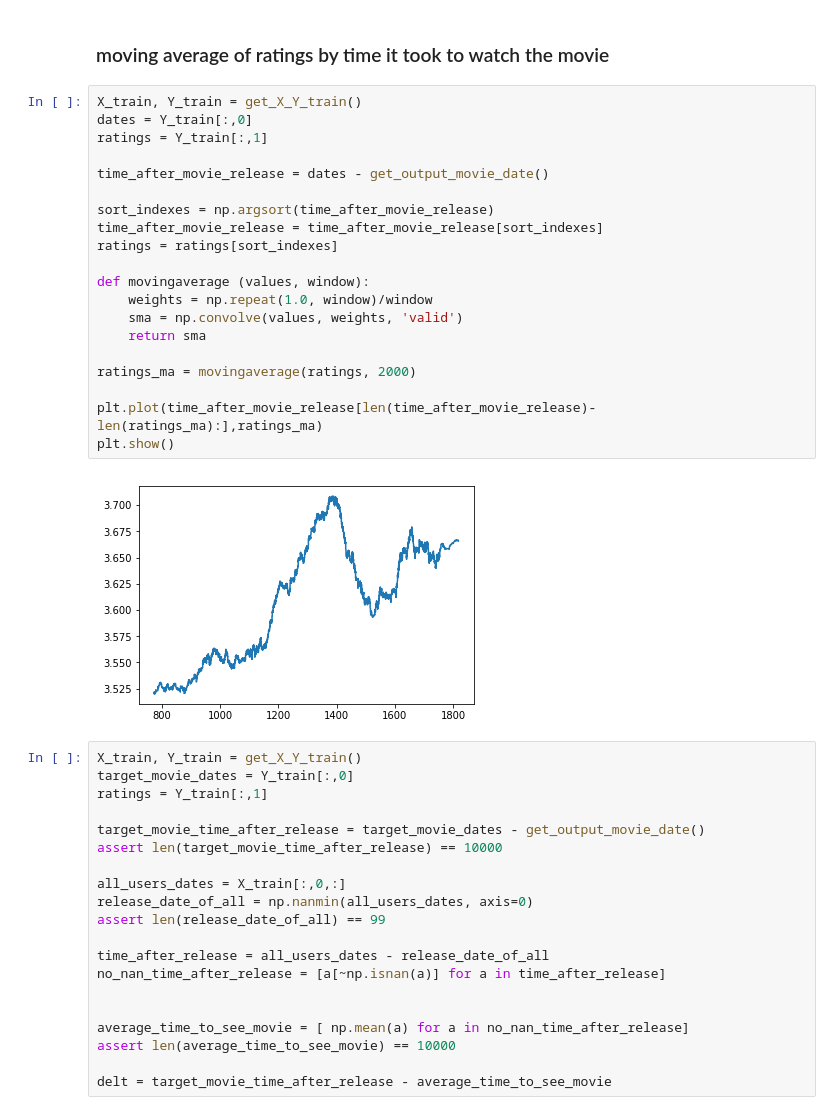
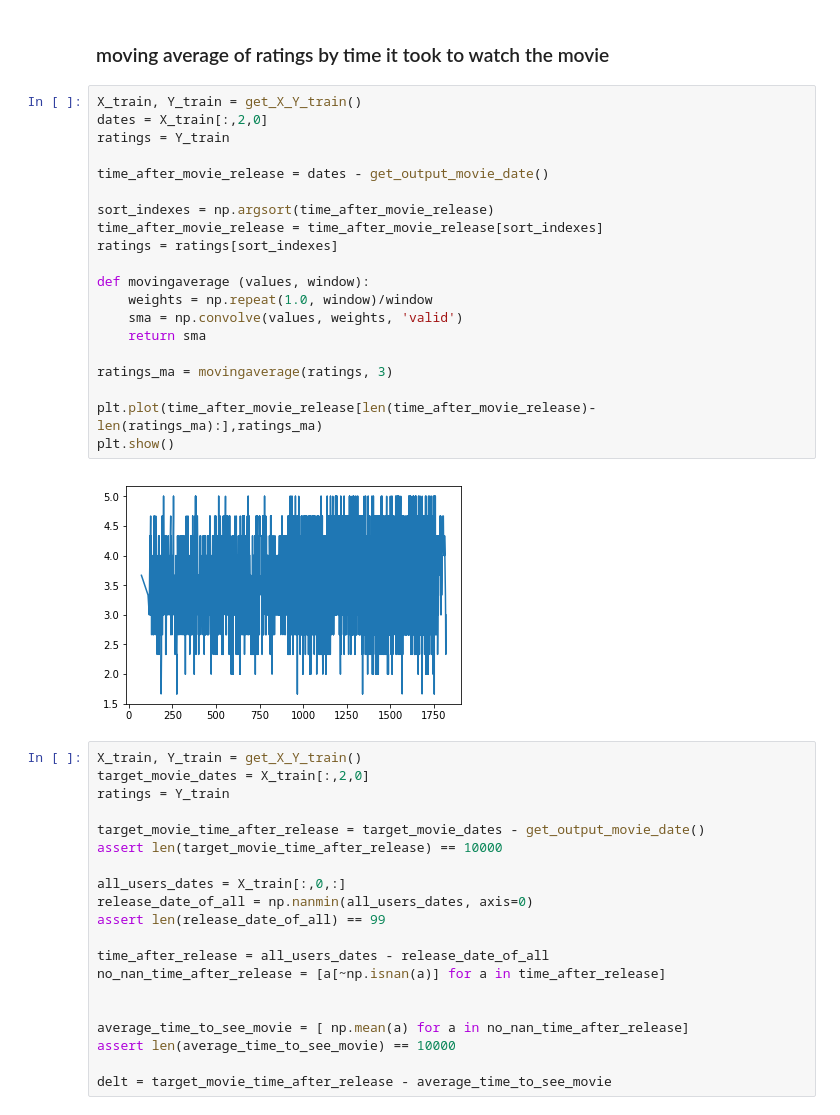
Before and after one commit to JonathanSomer/StatisticalLearningClassCompetition, a Jupyter notebook: visualize_data.ipynb, the cells around one changed output. Drawn from its saved outputs; the diff is of its cells as text.

```diff
--- a/visualize_data.ipynb
+++ b/visualize_data.ipynb
@@ -121,30 +121,30 @@ plt.show()
 ### moving average of ratings by time it took to watch the movie
 # %%
 X_train, Y_train = get_X_Y_train()
-dates = Y_train[:,0]
-ratings = Y_train[:,1]
+dates = X_train[:,2,0]
+ratings = Y_train
 
 time_after_movie_release = dates - get_output_movie_date()
 
 sort_indexes = np.argsort(time_after_movie_release)
 time_after_movie_release = time_after_movie_release[sort_indexes]
 ratings = ratings[sort_indexes]
 
 def movingaverage (values, window):
     weights = np.repeat(1.0, window)/window
     sma = np.convolve(values, weights, 'valid')
     return sma
 
-ratings_ma = movingaverage(ratings, 2000)
+ratings_ma = movingaverage(ratings, 3)
 
 plt.plot(time_after_movie_release[len(time_after_movie_release)-len(ratings_ma):],ratings_ma)
 plt.show()
 # %% [output]
-[figure, old version]
+[figure, new version]
 # %%
 X_train, Y_train = get_X_Y_train()
-target_movie_dates = Y_train[:,0]
-ratings = Y_train[:,1]
+target_movie_dates = X_train[:,2,0]
+ratings = Y_train
 
 target_movie_time_after_release = target_movie_dates - get_output_movie_date()
 assert len(target_movie_time_after_release) == 10000
```
Also changed, not shown: parts of 11 cells of this notebook, 10 other files.
